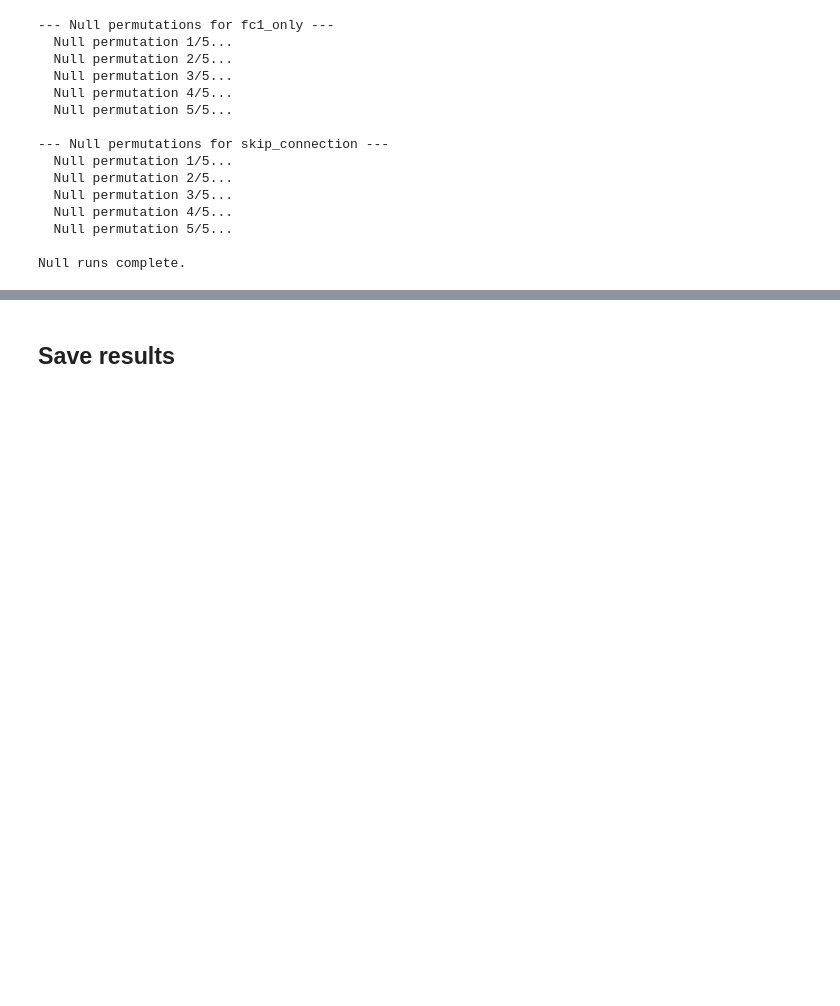
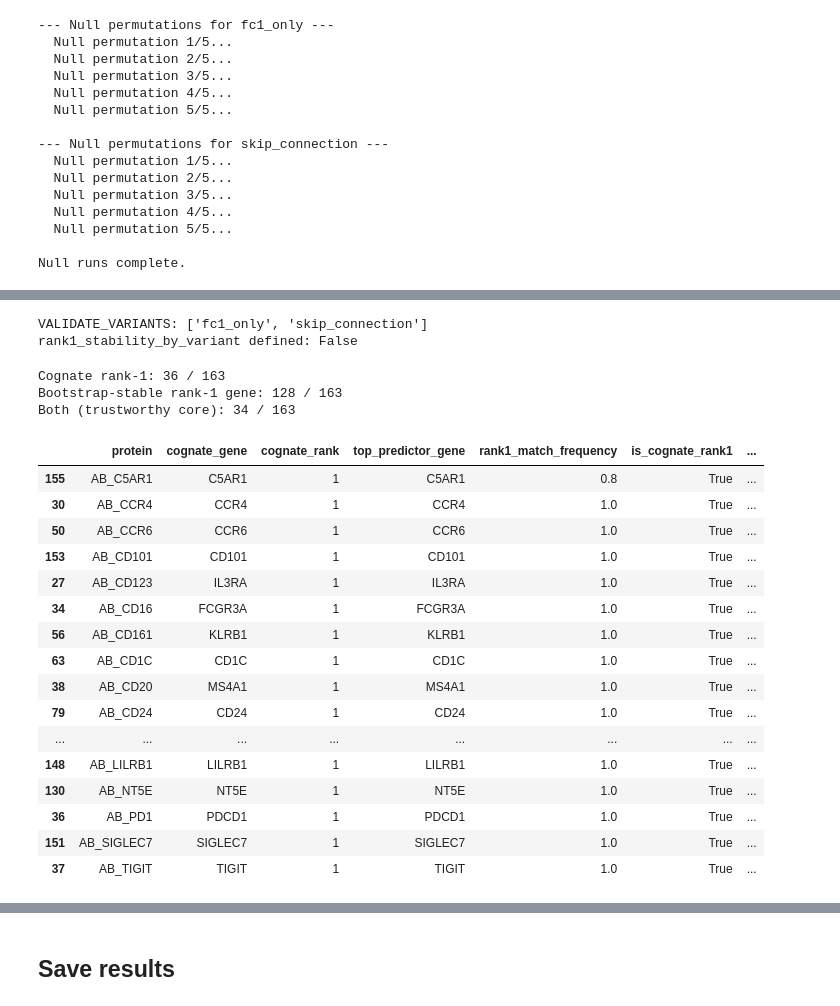
Before and after one commit to fshokor/covid-citeseq, a Jupyter notebook: notebooks/nb09_architecture_comparison.ipynb, the cells around one changed output, grey strips where cells are left out. Cells and saved outputs as stored; diff of their text form; code cells hidden in the pictures; blank space fills up the shorter version.

```diff
--- a/notebooks/nb09_architecture_comparison.ipynb
+++ b/notebooks/nb09_architecture_comparison.ipynb
@@ -657,0 +824,50 @@ skip_connection:
+# %%
+print('VALIDATE_VARIANTS:', VALIDATE_VARIANTS)
+print('rank1_stability_by_variant defined:', 'rank1_stability_by_variant' in dir())
+# %% [output]
+VALIDATE_VARIANTS: ['fc1_only', 'skip_connection']
+rank1_stability_by_variant defined: False
+# %%
+# --- Step 1: Trustworthy-core intersection ---
+# Proteins where the direct-path gene is BOTH the literal cognate gene (rank 1)
+# AND bootstrap-stable (rank-1 gene recurs in >=80% of bootstrap resamples).
+# No retraining needed -- just combines tables already computed in this notebook.
+
+rank1_stability_skip = rank1_stability_by_variant['skip_connection']
+
+trustworthy_core = cognate_ranks.merge(
+    rank1_stability_skip[['protein', 'rank1_match_frequency']], on='protein',
+)
+trustworthy_core['is_cognate_rank1'] = trustworthy_core['cognate_rank'] == 1
+trustworthy_core['is_bootstrap_stable'] = trustworthy_core['rank1_match_frequency'] >= 0.8
+trustworthy_core['trustworthy'] = trustworthy_core['is_cognate_rank1'] & trustworthy_core['is_bootstrap_stable']
+
+print(f"Cognate rank-1: {trustworthy_core['is_cognate_rank1'].sum()} / {len(trustworthy_core)}")
+print(f"Bootstrap-stable rank-1 gene: {trustworthy_core['is_bootstrap_stable'].sum()} / {len(trustworthy_core)}")
+print(f"Both (trustworthy core): {trustworthy_core['trustworthy'].sum()} / {len(trustworthy_core)}")
+
+trustworthy_core.sort_values('trustworthy', ascending=False).to_csv(
+    RESULTS_DIR / 'trustworthy_core_cognate_pairs.csv', index=False,
+)
+trustworthy_core[trustworthy_core['trustworthy']].sort_values('protein')
+# %% [output]
+Cognate rank-1: 36 / 163
+Bootstrap-stable rank-1 gene: 128 / 163
+Both (trustworthy core): 34 / 163
+|  | protein | cognate_gene | cognate_rank | top_predictor_gene | rank1_match_frequency | is_cognate_rank1 | ... |
+| 155 | AB_C5AR1 | C5AR1 | 1 | C5AR1 | 0.8 | True | ... |
+| 30 | AB_CCR4 | CCR4 | 1 | CCR4 | 1.0 | True | ... |
+| 50 | AB_CCR6 | CCR6 | 1 | CCR6 | 1.0 | True | ... |
+| 153 | AB_CD101 | CD101 | 1 | CD101 | 1.0 | True | ... |
+| 27 | AB_CD123 | IL3RA | 1 | IL3RA | 1.0 | True | ... |
+| 34 | AB_CD16 | FCGR3A | 1 | FCGR3A | 1.0 | True | ... |
+| 56 | AB_CD161 | KLRB1 | 1 | KLRB1 | 1.0 | True | ... |
+| 63 | AB_CD1C | CD1C | 1 | CD1C | 1.0 | True | ... |
+| 38 | AB_CD20 | MS4A1 | 1 | MS4A1 | 1.0 | True | ... |
+| 79 | AB_CD24 | CD24 | 1 | CD24 | 1.0 | True | ... |
+| ... | ... | ... | ... | ... | ... | ... | ... |
+| 148 | AB_LILRB1 | LILRB1 | 1 | LILRB1 | 1.0 | True | ... |
+| 130 | AB_NT5E | NT5E | 1 | NT5E | 1.0 | True | ... |
+| 36 | AB_PD1 | PDCD1 | 1 | PDCD1 | 1.0 | True | ... |
+| 151 | AB_SIGLEC7 | SIGLEC7 | 1 | SIGLEC7 | 1.0 | True | ... |
+| 37 | AB_TIGIT | TIGIT | 1 | TIGIT | 1.0 | True | ... |
```
Also changed, not shown: parts of 17 cells of this notebook, 7 other files.
